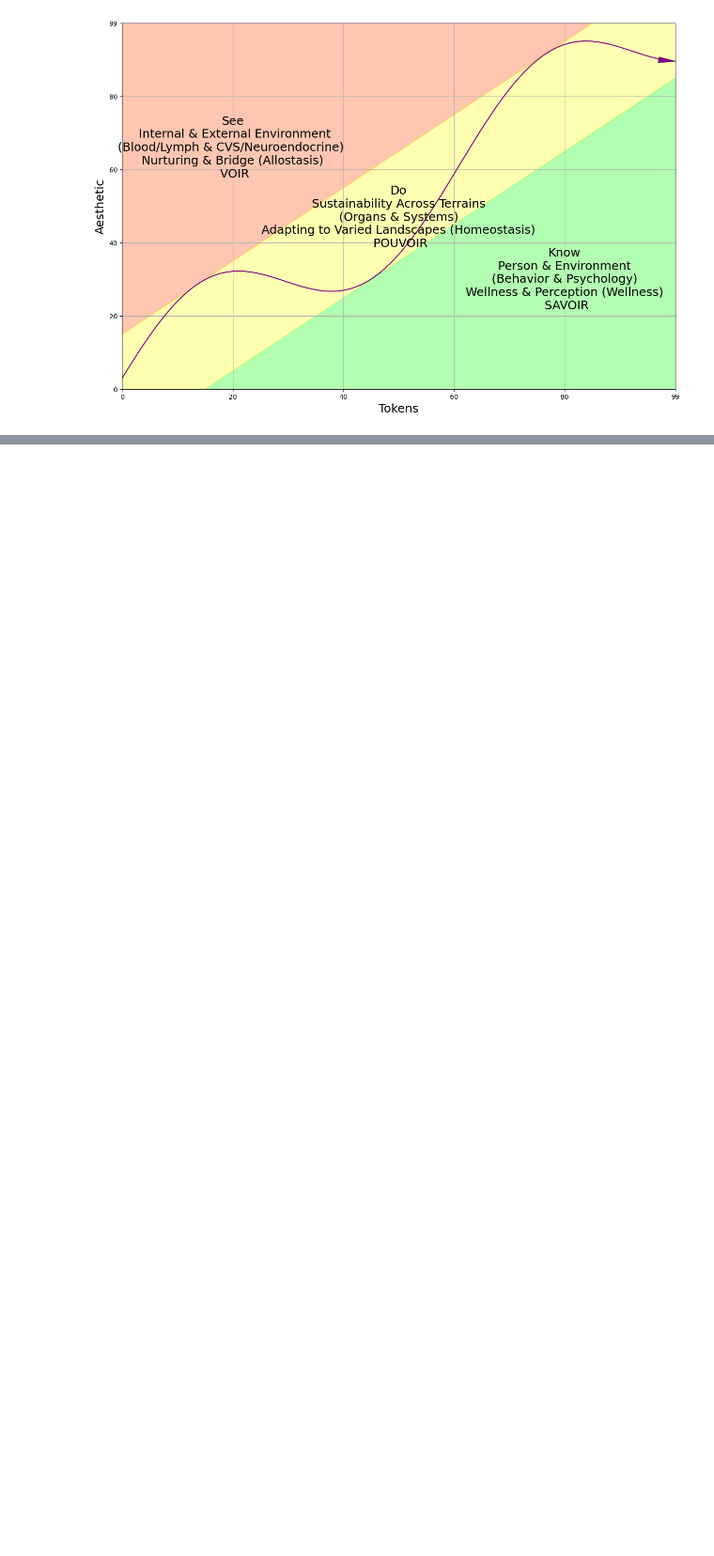
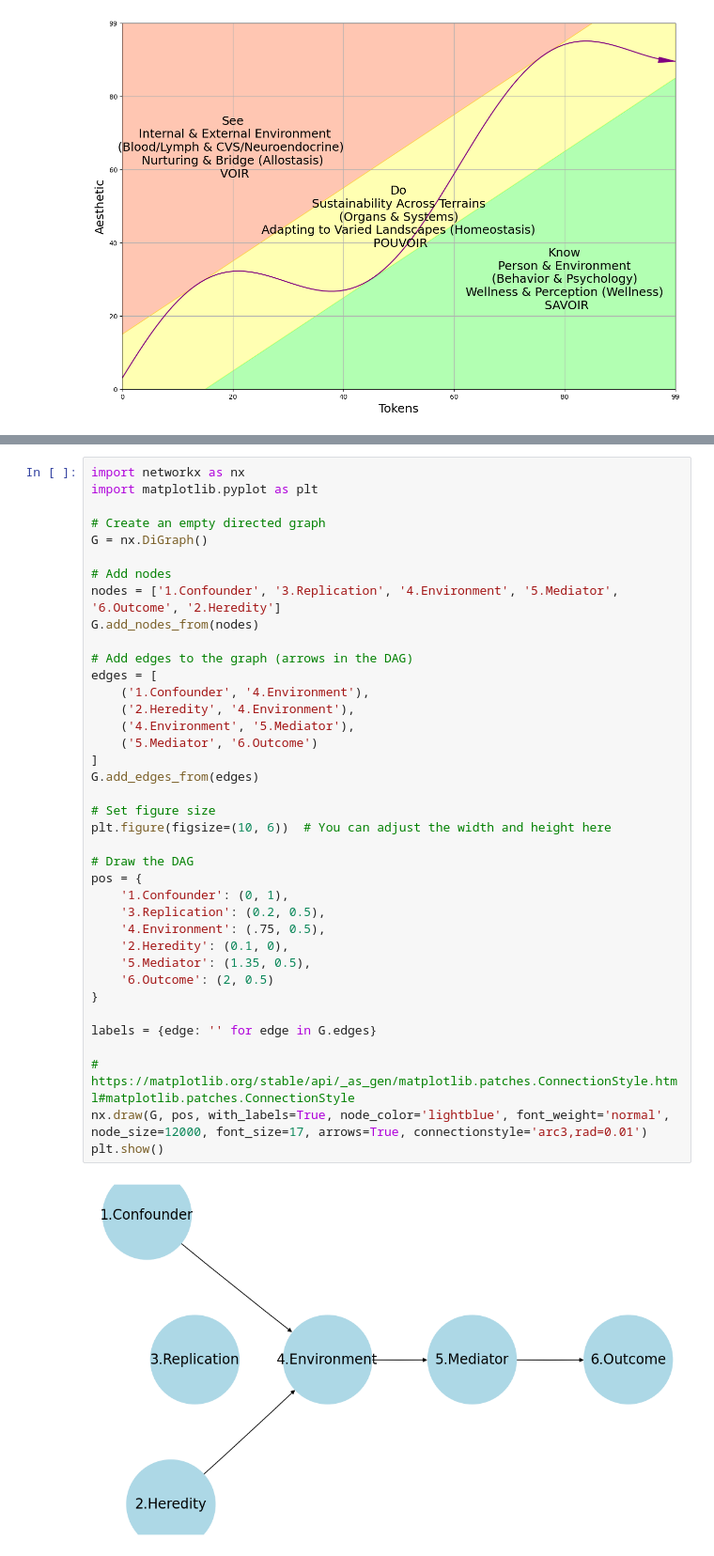
Before and after one commit to abikesa/got, a Jupyter notebook: _build/jupyter_execute/intro.ipynb, the cells around one changed output, grey strips where cells are left out. Shown at 94% size. Drawn from its saved outputs; the diff is of its cells as text; blank space fills up the shorter version.

```diff
--- a/_build/jupyter_execute/intro.ipynb
+++ b/_build/jupyter_execute/intro.ipynb
@@ -1039,0 +1072,40 @@ Perspectives:
+# %%
+import networkx as nx
+import matplotlib.pyplot as plt
+
+# Create an empty directed graph
+G = nx.DiGraph()
+
+# Add nodes
+nodes = ['1.Confounder', '3.Replication', '4.Environment', '5.Mediator', '6.Outcome', '2.Heredity']
+G.add_nodes_from(nodes)
+
+# Add edges to the graph (arrows in the DAG)
+edges = [
+    ('1.Confounder', '4.Environment'),
+    ('2.Heredity', '4.Environment'),
+    ('4.Environment', '5.Mediator'),
+    ('5.Mediator', '6.Outcome')
+]
+G.add_edges_from(edges)
+
+# Set figure size
+plt.figure(figsize=(10, 6))  # You can adjust the width and height here
+
+# Draw the DAG
+pos = {
+    '1.Confounder': (0, 1),
+    '3.Replication': (0.2, 0.5),
+    '4.Environment': (.75, 0.5),
+    '2.Heredity': (0.1, 0),
+    '5.Mediator': (1.35, 0.5),
+    '6.Outcome': (2, 0.5)
+}
+
+labels = {edge: '' for edge in G.edges}
+
+# https://matplotlib.org/stable/api/_as_gen/matplotlib.patches.ConnectionStyle.html#matplotlib.patches.ConnectionStyle
+nx.draw(G, pos, with_labels=True, node_color='lightblue', font_weight='normal', node_size=12000, font_size=17, arrows=True, connectionstyle='arc3,rad=0.01')
+plt.show()
+# %% [output]
+[figure, added]
```
Also changed, not shown: parts of 5 cells of this notebook, 9 other files.
